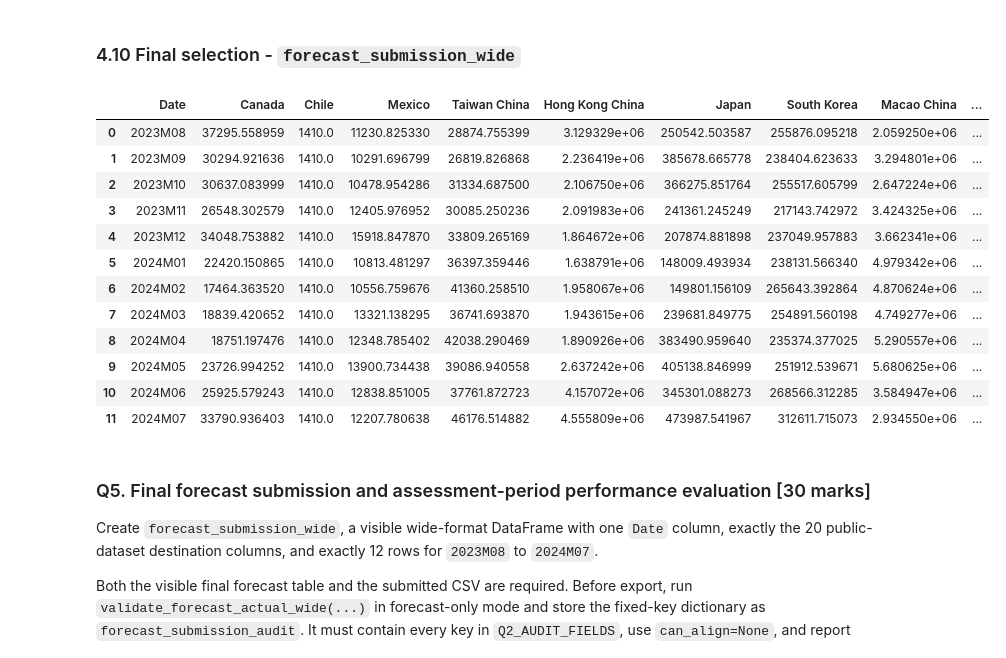
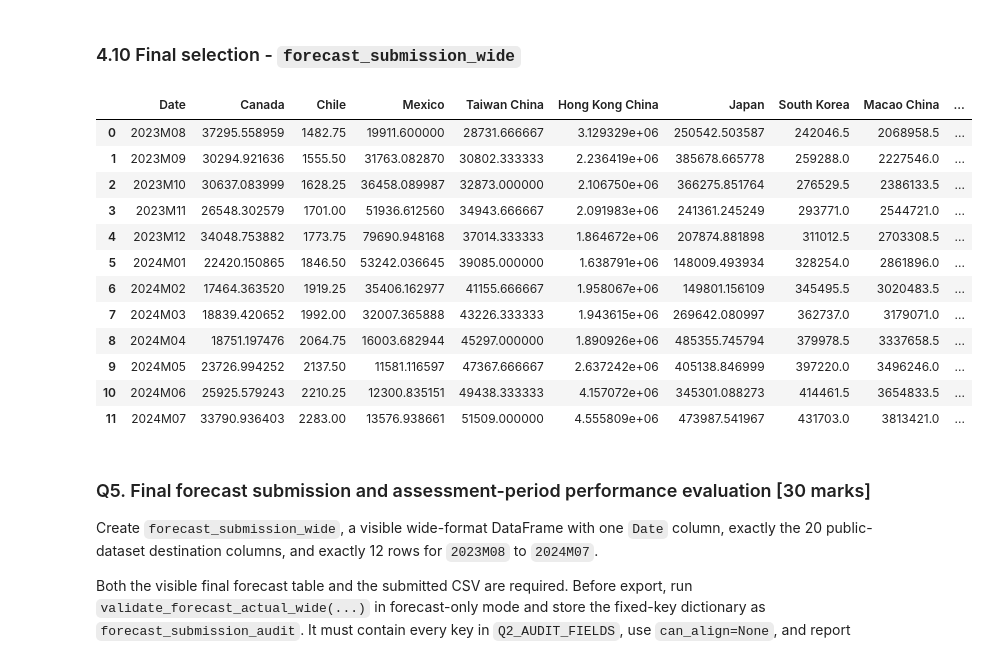
Before and after one commit to JoshHulett/SIT742-Asessment2-Group16, a Jupyter notebook: SIT742-2026T2-A2-Starter.ipynb, the cells around one changed output. Drawn from its saved outputs; the diff is of its cells as text; code cells hidden in the pictures.

Commit message:
Implement additional models + restructure Q4

```diff
--- a/SIT742-2026T2-A2-Starter.ipynb
+++ b/SIT742-2026T2-A2-Starter.ipynb
@@ -1388,0 +1416,6 @@ naive_decomposition_blend -> equal_weight_decomposition
+# %%
+validation_seasonal_decomposition = build_seasonal_decomposition(training_actual_wide_to_2023M02, TRAIN_END, VALIDATION_MONTHS, REQUIRED_DESTINATIONS)
+MODEL_REGISTRY.append((validation_seasonal_decomposition, "seasonal_decomposition", "classical_decomposition"))
+
+validation_naive_decomposition_blend = build_naive_decomposition_blend(training_actual_wide_to_2023M02, TRAIN_END, VALIDATION_MONTHS, REQUIRED_DESTINATIONS)
+MODEL_REGISTRY.append((validation_naive_decomposition_blend, "naive_decomposition_blend", "equal_weight_decomposition"))
@@ -1389 +1526,21 @@ naive_decomposition_blend -> equal_weight_decomposition
+# %%
+def build_drift(history_wide, cutoff_label, forecast_months, destinations, window=12, date_column=FINAL_FORECAST_DATE_COLUMN):
+    history = load_cutoff_safe_history(history_wide, cutoff_label, date_column)
+    forecast_by_destination = {}
+    for destination in destinations:
+        observed = history[destination].dropna().astype(float) if destination in history.columns else pd.Series(dtype=float)
+        if len(observed) < window + 1:
+            forecast_by_destination[destination] = naive_fallback_forecast(history_wide, cutoff_label, forecast_months, destination, date_column)
+            continue
+        diffs = observed.diff().dropna().iloc[-window:]
+        drift = diffs.mean() if len(diffs) else 0.0
+        last_value = observed.iloc[-1]
+        forecast_by_destination[destination] = {
+            month_label: max(last_value + horizon * drift, 0.0)
+            for horizon, month_label in enumerate(forecast_months, start=1)
+        }
+    return wide_from_forecast_dict(forecast_by_destination, forecast_months, destinations, date_column)
+
+validation_drift_undamped = build_drift(training_actual_wide_to_2023M02, TRAIN_END, VALIDATION_MONTHS, REQUIRED_DESTINATIONS)
+MODEL_REGISTRY.append((validation_drift_undamped, "drift_undamped", "naive_extension"))
 # %% [markdown]
@@ -1450,5 +1548,4 @@ MODEL_REGISTRY.append((validation_bounded_recovery, "bounded_recovery", "bounded
 # %%
-# Adaptive Selection
 def build_adaptive_selection(model_registry, validation_metrics_so_far, forecast_months, destinations, history_wide, cutoff_label, date_column=FINAL_FORECAST_DATE_COLUMN):
     forecasts_by_label = {label: forecast_wide for forecast_wide, label, _ in model_registry}
     mase_by_destination = validation_metrics_so_far.pivot(index="destination", columns="model_label", values="mase")
@@ -1465,11 +1562,8 @@ def build_adaptive_selection(model_registry, validation_metrics_so_far, forecast
     guarded = apply_stability_guardrails(combined, history_wide, cutoff_label, destinations, date_column=date_column)
     return guarded, best_model_per_destination
 
-def apply_stability_guardrails(forecast_wide, history_wide, cutoff_label, destinations, max_monthly_growth=1.6, min_monthly_growth=0.5, date_column=FINAL_FORECAST_DATE_COLUMN):
-    numeric = history_wide.drop(columns=[date_column]).apply(pd.to_numeric)
-    numeric.index = pd.PeriodIndex(history_wide[date_column].map(month_label_to_period), freq="M")
-    history = numeric.sort_index().loc[:month_label_to_period(cutoff_label)]
-
+def apply_stability_guardrails(forecast_wide, history_wide, cutoff_label, destinations, max_monthly_growth=1.8, min_monthly_growth=0.5, date_column=FINAL_FORECAST_DATE_COLUMN):
+    history = load_cutoff_safe_history(history_wide, cutoff_label, date_column)
     guarded = forecast_wide.copy()
     for destination in destinations:
         observed = history[destination].dropna().astype(float) if destination in history.columns else pd.Series(dtype=float)
@@ -1493,6 +1587,6 @@ _adaptive_selection_metrics = pd.concat(_adaptive_selection_metrics_parts, ignor
 validation_adaptive_selection, best_model_per_destination = build_adaptive_selection(MODEL_REGISTRY, _adaptive_selection_metrics, VALIDATION_MONTHS, REQUIRED_DESTINATIONS, training_actual_wide_to_2023M02, TRAIN_END)
 MODEL_REGISTRY.append((validation_adaptive_selection, "adaptive_selection", "adaptive_selection"))
 
-print("Model chosen per destination (adaptive_selection):")
+print("Model chosen per destination:")
 best_model_per_destination
 # %% [output]
@@ -1579,44 +1675,49 @@ mase_by_destination
 # %%
 final_naive_lag1 = generate_naive_forecast_wide(public_history_wide_to_2023M07, "2023M07", FINAL_FORECAST_MONTHS, REQUIRED_DESTINATIONS, lag=1)
 final_naive_lag12 = generate_naive_forecast_wide(public_history_wide_to_2023M07, "2023M07", FINAL_FORECAST_MONTHS, REQUIRED_DESTINATIONS, lag=12)
-_, final_seasonal_decomposition, final_naive_decomposition_blend = build_forecasting(public_history_wide_to_2023M07, "2023M07", FINAL_FORECAST_MONTHS, REQUIRED_DESTINATIONS)
+final_seasonal_decomposition = build_seasonal_decomposition(public_history_wide_to_2023M07, "2023M07", FINAL_FORECAST_MONTHS, REQUIRED_DESTINATIONS)
+final_naive_decomposition_blend = build_naive_decomposition_blend(public_history_wide_to_2023M07, "2023M07", FINAL_FORECAST_MONTHS, REQUIRED_DESTINATIONS)
 final_bounded_recovery = build_bounded_recovery(public_history_wide_to_2023M07, "2023M07", FINAL_FORECAST_MONTHS, REQUIRED_DESTINATIONS)
+final_stl_damped_48m = build_stl_damped(public_history_wide_to_2023M07, "2023M07", FINAL_FORECAST_MONTHS, REQUIRED_DESTINATIONS)
+final_drift_undamped = build_drift(public_history_wide_to_2023M07, "2023M07", FINAL_FORECAST_MONTHS, REQUIRED_DESTINATIONS)
 
 final_forecasts_by_label = {
     "naive_lag1": final_naive_lag1,
     "naive_lag12": final_naive_lag12,
     "seasonal_decomposition": final_seasonal_decomposition,
     "naive_decomposition_blend": final_naive_decomposition_blend,
-    "bounded_recovery": final_bounded_recovery
+    "bounded_recovery": final_bounded_recovery,
+    "stl_damped_48m": final_stl_damped_48m,
+    "drift_undamped": final_drift_undamped
 }
 
 forecast_submission_rows = []
 for month_label in FINAL_FORECAST_MONTHS:
     row = {FINAL_FORECAST_DATE_COLUMN: month_label}
     for destination in REQUIRED_DESTINATIONS:
         chosen_model = best_model_per_destination[destination]
         row[destination] = final_forecasts_by_label[chosen_model].set_index(FINAL_FORECAST_DATE_COLUMN).loc[month_label, destination]
     forecast_submission_rows.append(row)
 
 forecast_submission_wide = pd.DataFrame(forecast_submission_rows, columns=[FINAL_FORECAST_DATE_COLUMN] + list(REQUIRED_DESTINATIONS))
 
 forecast_submission_wide = apply_stability_guardrails(forecast_submission_wide, public_history_wide_to_2023M07, "2023M07", REQUIRED_DESTINATIONS)
 
 forecast_submission_wide
 # %% [output]
 |  | Date | Canada | Chile | Mexico | Taiwan China | Hong Kong China | Japan | South Korea | Macao China | ... |
-| 0 | 2023M08 | 37295.558959 | 1410.0 | 11230.825330 | 28874.755399 | 3.129329e+06 | 250542.503587 | 255876.095218 | 2.059250e+06 | ... |
-| 1 | 2023M09 | 30294.921636 | 1410.0 | 10291.696799 | 26819.826868 | 2.236419e+06 | 385678.665778 | 238404.623633 | 3.294801e+06 | ... |
-| 2 | 2023M10 | 30637.083999 | 1410.0 | 10478.954286 | 31334.687500 | 2.106750e+06 | 366275.851764 | 255517.605799 | 2.647224e+06 | ... |
-| 3 | 2023M11 | 26548.302579 | 1410.0 | 12405.976952 | 30085.250236 | 2.091983e+06 | 241361.245249 | 217143.742972 | 3.424325e+06 | ... |
-| 4 | 2023M12 | 34048.753882 | 1410.0 | 15918.847870 | 33809.265169 | 1.864672e+06 | 207874.881898 | 237049.957883 | 3.662341e+06 | ... |
-| 5 | 2024M01 | 22420.150865 | 1410.0 | 10813.481297 | 36397.359446 | 1.638791e+06 | 148009.493934 | 238131.566340 | 4.979342e+06 | ... |
-| 6 | 2024M02 | 17464.363520 | 1410.0 | 10556.759676 | 41360.258510 | 1.958067e+06 | 149801.156109 | 265643.392864 | 4.870624e+06 | ... |
-| 7 | 2024M03 | 18839.420652 | 1410.0 | 13321.138295 | 36741.693870 | 1.943615e+06 | 239681.849775 | 254891.560198 | 4.749277e+06 | ... |
-| 8 | 2024M04 | 18751.197476 | 1410.0 | 12348.785402 | 42038.290469 | 1.890926e+06 | 383490.959640 | 235374.377025 | 5.290557e+06 | ... |
-| 9 | 2024M05 | 23726.994252 | 1410.0 | 13900.734438 | 39086.940558 | 2.637242e+06 | 405138.846999 | 251912.539671 | 5.680625e+06 | ... |
-| 10 | 2024M06 | 25925.579243 | 1410.0 | 12838.851005 | 37761.872723 | 4.157072e+06 | 345301.088273 | 268566.312285 | 3.584947e+06 | ... |
-| 11 | 2024M07 | 33790.936403 | 1410.0 | 12207.780638 | 46176.514882 | 4.555809e+06 | 473987.541967 | 312611.715073 | 2.934550e+06 | ... |
+| 0 | 2023M08 | 37295.558959 | 1482.75 | 19911.600000 | 28731.666667 | 3.129329e+06 | 250542.503587 | 242046.5 | 2068958.5 | ... |
+| 1 | 2023M09 | 30294.921636 | 1555.50 | 31763.082870 | 30802.333333 | 2.236419e+06 | 385678.665778 | 259288.0 | 2227546.0 | ... |
+| 2 | 2023M10 | 30637.083999 | 1628.25 | 36458.089987 | 32873.000000 | 2.106750e+06 | 366275.851764 | 276529.5 | 2386133.5 | ... |
+| 3 | 2023M11 | 26548.302579 | 1701.00 | 51936.612560 | 34943.666667 | 2.091983e+06 | 241361.245249 | 293771.0 | 2544721.0 | ... |
+| 4 | 2023M12 | 34048.753882 | 1773.75 | 79690.948168 | 37014.333333 | 1.864672e+06 | 207874.881898 | 311012.5 | 2703308.5 | ... |
+| 5 | 2024M01 | 22420.150865 | 1846.50 | 53242.036645 | 39085.000000 | 1.638791e+06 | 148009.493934 | 328254.0 | 2861896.0 | ... |
+| 6 | 2024M02 | 17464.363520 | 1919.25 | 35406.162977 | 41155.666667 | 1.958067e+06 | 149801.156109 | 345495.5 | 3020483.5 | ... |
+| 7 | 2024M03 | 18839.420652 | 1992.00 | 32007.365888 | 43226.333333 | 1.943615e+06 | 269642.080997 | 362737.0 | 3179071.0 | ... |
+| 8 | 2024M04 | 18751.197476 | 2064.75 | 16003.682944 | 45297.000000 | 1.890926e+06 | 485355.745794 | 379978.5 | 3337658.5 | ... |
+| 9 | 2024M05 | 23726.994252 | 2137.50 | 11581.116597 | 47367.666667 | 2.637242e+06 | 405138.846999 | 397220.0 | 3496246.0 | ... |
+| 10 | 2024M06 | 25925.579243 | 2210.25 | 12300.835151 | 49438.333333 | 4.157072e+06 | 345301.088273 | 414461.5 | 3654833.5 | ... |
+| 11 | 2024M07 | 33790.936403 | 2283.00 | 13576.938661 | 51509.000000 | 4.555809e+06 | 473987.541967 | 431703.0 | 3813421.0 | ... |
 # %% [markdown]
 ### Q5. Final forecast submission and assessment-period performance evaluation [30 marks]
 
```
Also changed, not shown: parts of 21 cells of this notebook, 1 other file.
